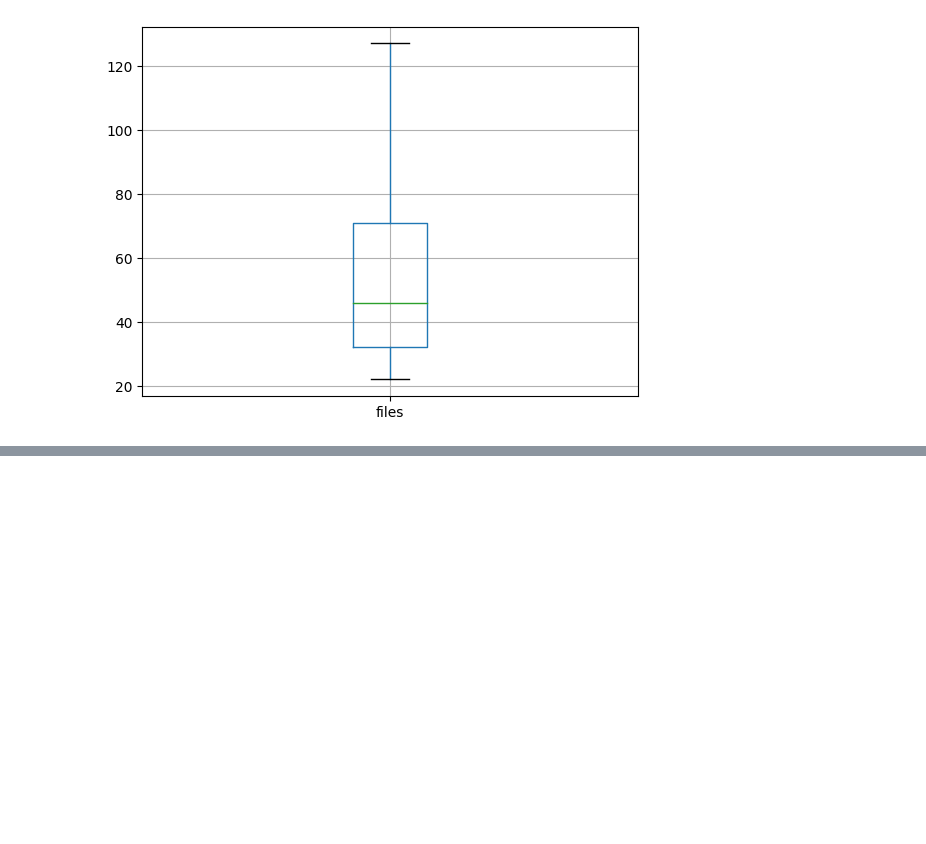
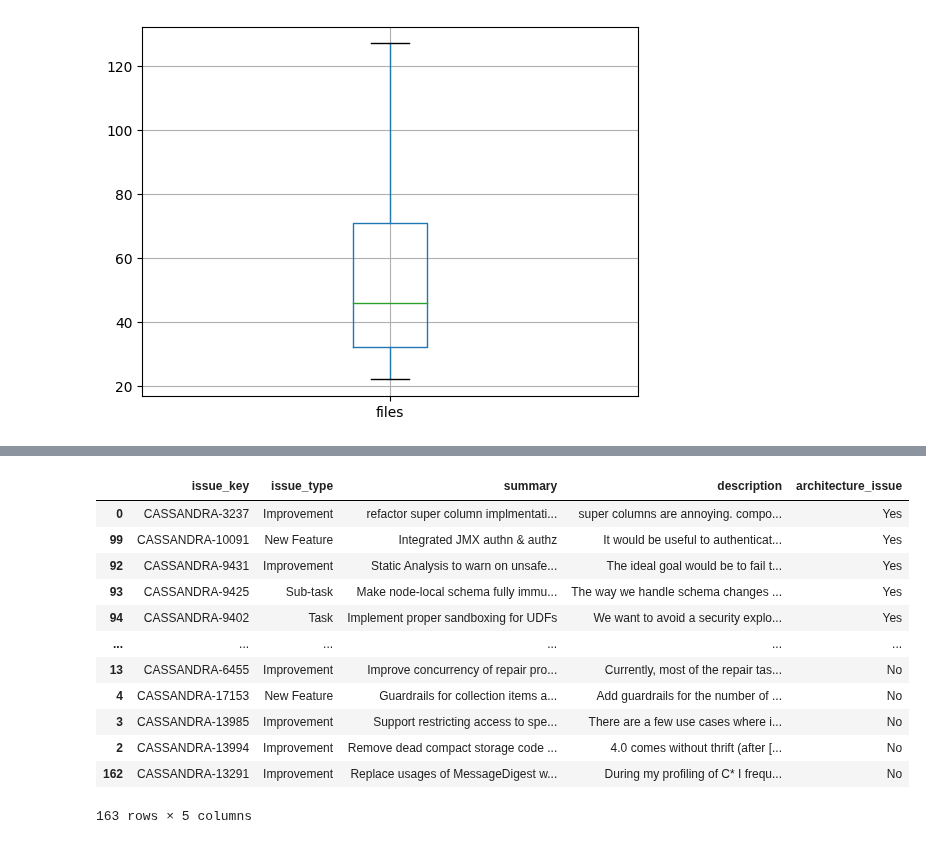
Before and after one commit to armandossrecife/my_validation, a Jupyter notebook: My_Commits_and_my_Issues_from_Cassandra.ipynb, the cells around one changed output, grey strips where cells are left out. Cells and saved outputs as stored; diff of their text form; code cells hidden in the pictures; blank space fills up the shorter version.

```diff
--- a/My_Commits_and_my_Issues_from_Cassandra.ipynb
+++ b/My_Commits_and_my_Issues_from_Cassandra.ipynb
@@ -2329,0 +2613,5 @@ for each in my_commits.modified_files:
+# %%
+# Resultados da inspecao via ChatGPT
+df_inspecao_by_chatgpt = pd.read_excel('inspecao_by_chatgpt.xlsx')
+resposta_by_chatgpt = df_inspecao_by_chatgpt.architecture_issue.to_list()
+print(len(resposta_by_chatgpt), resposta_by_chatgpt)
@@ -2329,0 +2652,17 @@ for each in my_commits.modified_files:
+# %%
+df_inspecao_by_chatgpt = df_inspecao_by_chatgpt.sort_values(by='architecture_issue', ascending=False)
+df_inspecao_by_chatgpt
+# %% [output]
+|  | issue_key | issue_type | summary | description | architecture_issue |
+| 0 | CASSANDRA-3237 | Improvement | refactor super column implmentati... | super columns are annoying. compo... | Yes |
+| 99 | CASSANDRA-10091 | New Feature | Integrated JMX authn & authz | It would be useful to authenticat... | Yes |
+| 92 | CASSANDRA-9431 | Improvement | Static Analysis to warn on unsafe... | The ideal goal would be to fail t... | Yes |
+| 93 | CASSANDRA-9425 | Sub-task | Make node-local schema fully immu... | The way we handle schema changes ... | Yes |
+| 94 | CASSANDRA-9402 | Task | Implement proper sandboxing for UDFs | We want to avoid a security explo... | Yes |
+| ... | ... | ... | ... | ... | ... |
+| 13 | CASSANDRA-6455 | Improvement | Improve concurrency of repair pro... | Currently, most of the repair tas... | No |
+| 4 | CASSANDRA-17153 | New Feature | Guardrails for collection items a... | Add guardrails for the number of ... | No |
+| 3 | CASSANDRA-13985 | Improvement | Support restricting access to spe... | There are a few use cases where i... | No |
+| 2 | CASSANDRA-13994 | Improvement | Remove dead compact storage code ... | 4.0 comes without thrift (after [... | No |
+| 162 | CASSANDRA-13291 | Improvement | Replace usages of MessageDigest w... | During my profiling of C* I frequ... | No |
+163 rows × 5 columns
```
Also changed, not shown: parts of 59 cells of this notebook.
